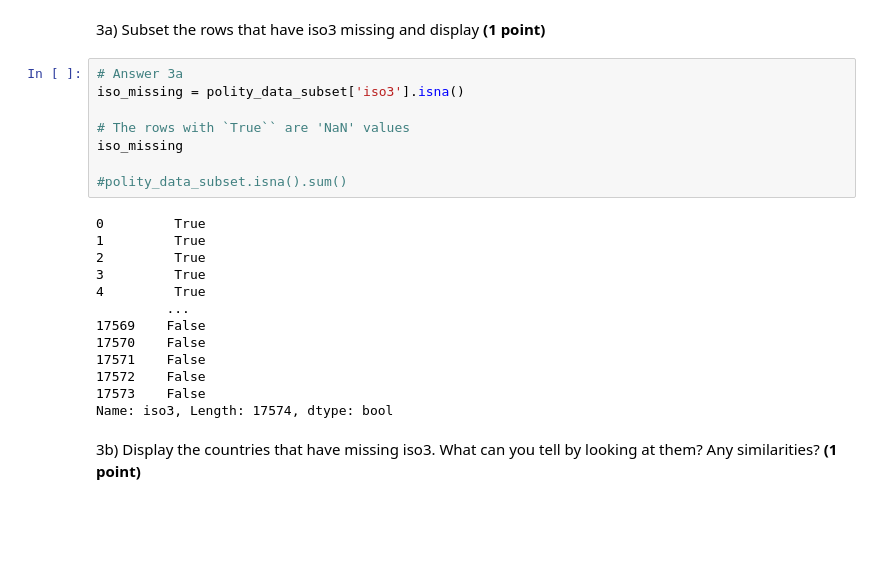
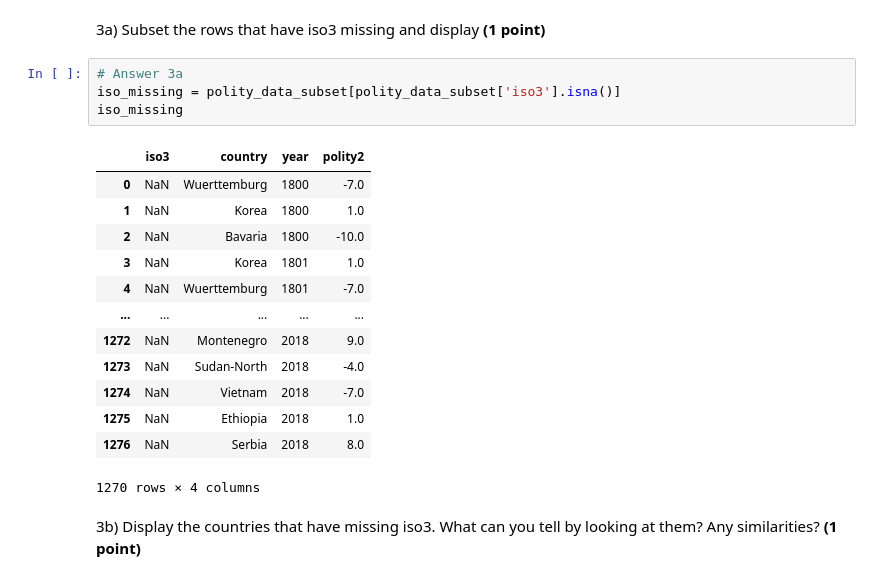
Before and after one commit to percw/class_datascience, a Jupyter notebook: Notebooks/Assignment/individual_assignment/01_individual_assignment.ipynb, the cells around one changed output. Drawn from its saved outputs; the diff is of its cells as text; blank space fills up the shorter version.

```diff
--- a/Notebooks/Assignment/individual_assignment/01_individual_assignment.ipynb
+++ b/Notebooks/Assignment/individual_assignment/01_individual_assignment.ipynb
@@ -120,25 +135,22 @@ string[python]
 3a) Subset the rows that have iso3 missing and display **(1 point)**
 # %%
 # Answer 3a
-iso_missing = polity_data_subset['iso3'].isna()
-
-# The rows with `True`` are 'NaN' values
+iso_missing = polity_data_subset[polity_data_subset['iso3'].isna()]
 iso_missing
-
-#polity_data_subset.isna().sum()
 # %% [output]
+|  | iso3 | country | year | polity2 |
+| 0 | NaN | Wuerttemburg | 1800 | -7.0 |
+| 1 | NaN | Korea | 1800 | 1.0 |
+| 2 | NaN | Bavaria | 1800 | -10.0 |
+| 3 | NaN | Korea | 1801 | 1.0 |
+| 4 | NaN | Wuerttemburg | 1801 | -7.0 |
+| ... | ... | ... | ... | ... |
+| 1272 | NaN | Montenegro | 2018 | 9.0 |
+| 1273 | NaN | Sudan-North | 2018 | -4.0 |
+| 1274 | NaN | Vietnam | 2018 | -7.0 |
+| 1275 | NaN | Ethiopia | 2018 | 1.0 |
+| 1276 | NaN | Serbia | 2018 | 8.0 |
-0         True
-1         True
-2         True
-3         True
-4         True
-         ...
-17569    False
-17570    False
-17571    False
-17572    False
-17573    False
-Name: iso3, Length: 17574, dtype: bool
+1270 rows × 4 columns
 # %% [markdown]
 3b) Display the countries that have missing iso3. What can you tell by looking at them? Any similarities? **(1 point)**
 # %%
```
Also changed, not shown: parts of 22 cells of this notebook, 3 other files.
